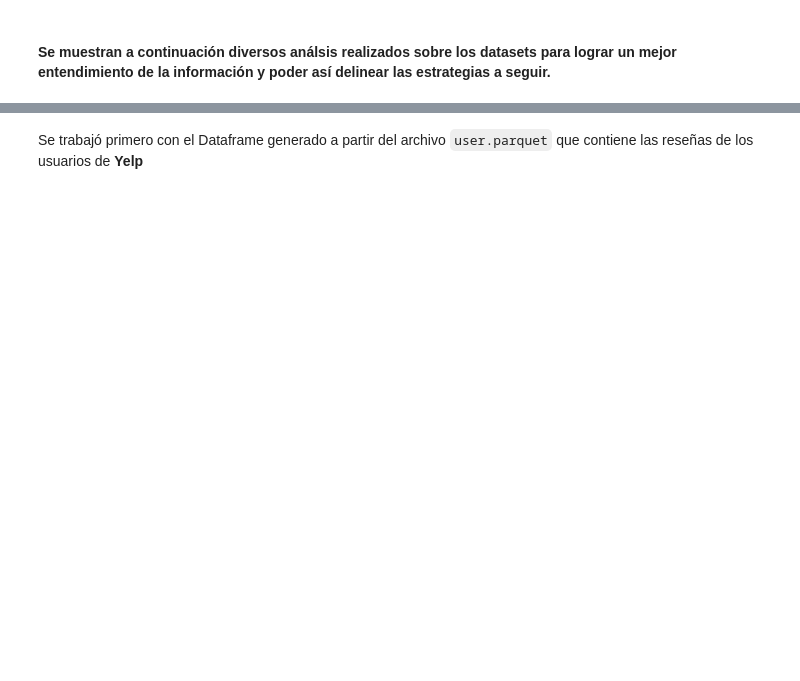
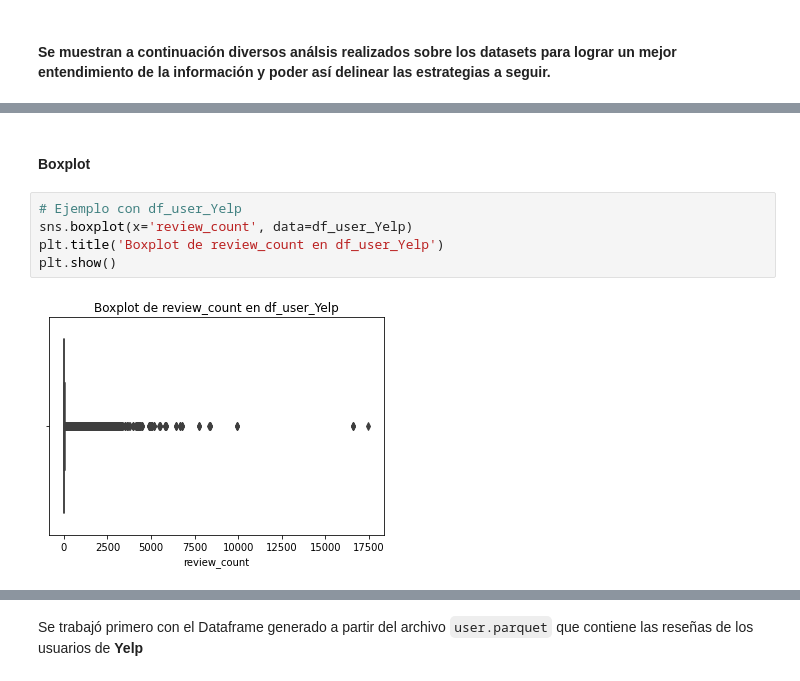
Before and after one commit to shdata12/data12-pf-google-yelp, a Jupyter notebook: EDA.ipynb, the cells around one changed output, grey strips where cells are left out. Cells and saved outputs as stored; diff of their text form; blank space fills up the shorter version.

```diff
--- a/EDA.ipynb
+++ b/EDA.ipynb
@@ -8,0 +147,9 @@ import matplotlib.pyplot as plt
+# %% [markdown]
+<h4> Boxplot
+# %%
+# Ejemplo con df_user_Yelp
+sns.boxplot(x='review_count', data=df_user_Yelp)
+plt.title('Boxplot de review_count en df_user_Yelp')
+plt.show()
+# %% [output]
+[figure, added]
```
Also changed, not shown: parts of 26 cells of this notebook.
